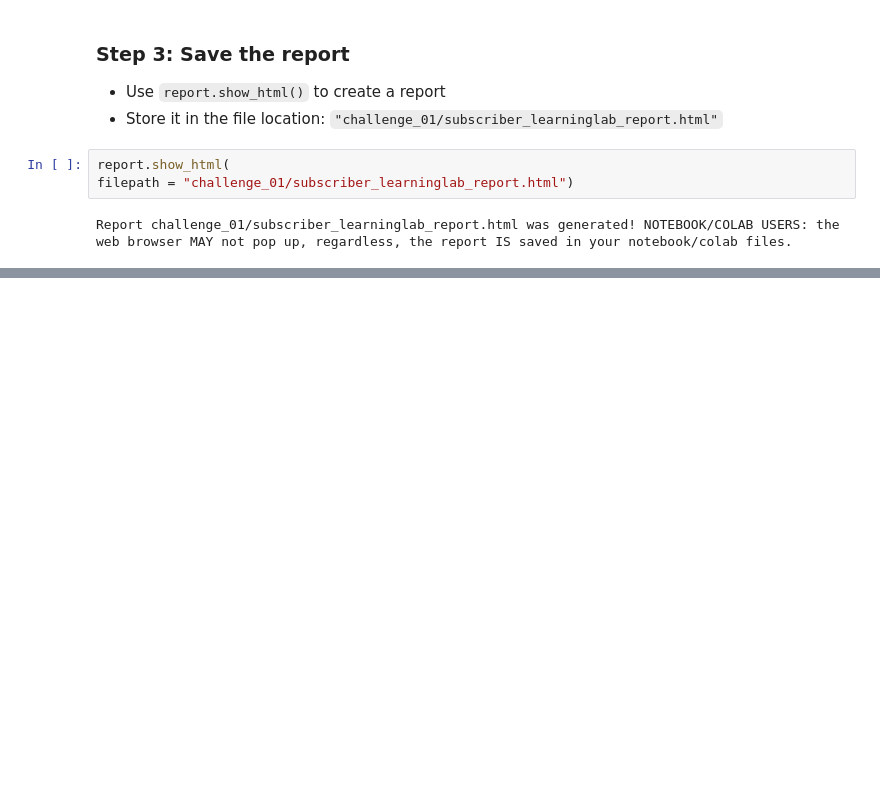
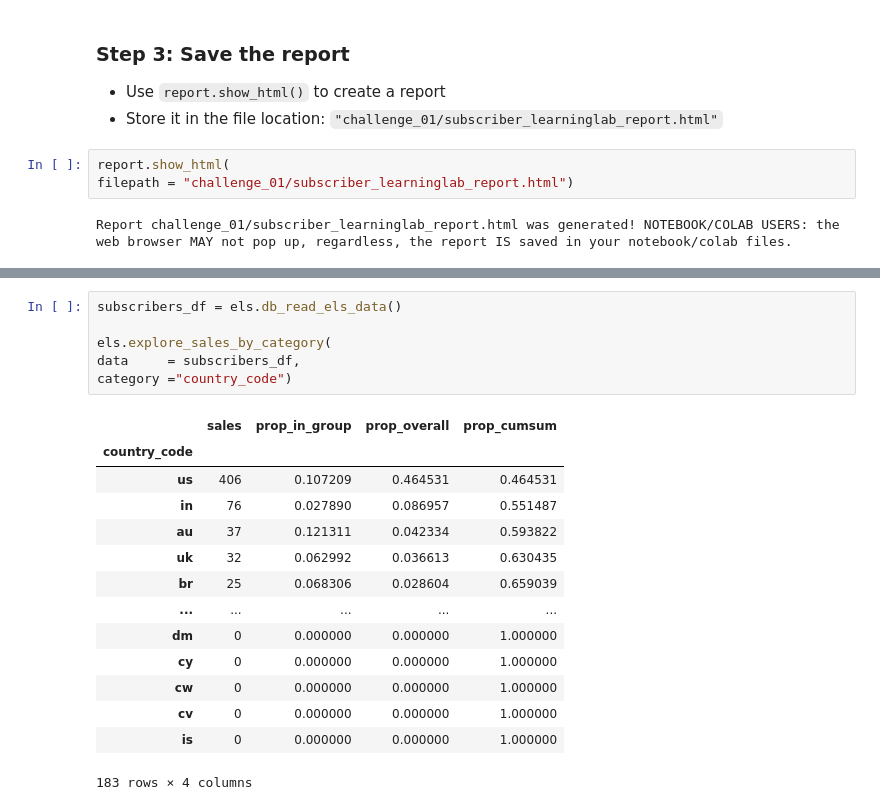
Before and after one commit to eliekawerk/ds4b_201p_course, a Jupyter notebook: challenge_01/ch1_specific_products.ipynb, the cells around one changed output, grey strips where cells are left out. Saved outputs shown, nothing was run; the diff lists cells and outputs as text; blank space fills up the shorter version.

```diff
--- a/challenge_01/ch1_specific_products.ipynb
+++ b/challenge_01/ch1_specific_products.ipynb
@@ -374,0 +430,21 @@ Report challenge_01/subscriber_learninglab_report.html was generated! NOTEBOOK/C
+# %%
+subscribers_df = els.db_read_els_data()
+
+els.explore_sales_by_category(
+data     = subscribers_df,
+category ="country_code")
+# %% [output]
+|  | sales | prop_in_group | prop_overall | prop_cumsum |
+| country_code |  |  |  |  |
+| us | 406 | 0.107209 | 0.464531 | 0.464531 |
+| in | 76 | 0.027890 | 0.086957 | 0.551487 |
+| au | 37 | 0.121311 | 0.042334 | 0.593822 |
+| uk | 32 | 0.062992 | 0.036613 | 0.630435 |
+| br | 25 | 0.068306 | 0.028604 | 0.659039 |
+| ... | ... | ... | ... | ... |
+| dm | 0 | 0.000000 | 0.000000 | 1.000000 |
+| cy | 0 | 0.000000 | 0.000000 | 1.000000 |
+| cw | 0 | 0.000000 | 0.000000 | 1.000000 |
+| cv | 0 | 0.000000 | 0.000000 | 1.000000 |
+| is | 0 | 0.000000 | 0.000000 | 1.000000 |
+183 rows × 4 columns
```
Also changed, not shown: parts of 5 cells of this notebook, 3 other files.
